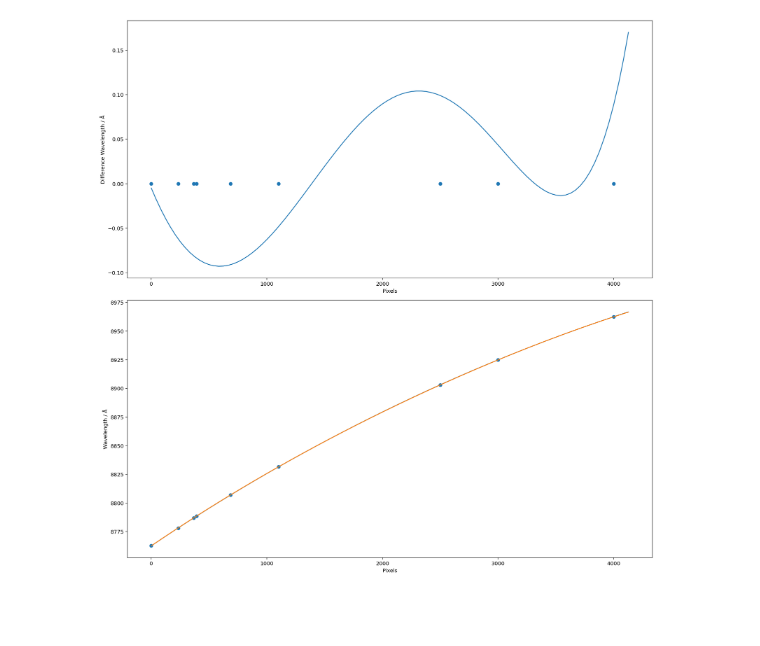
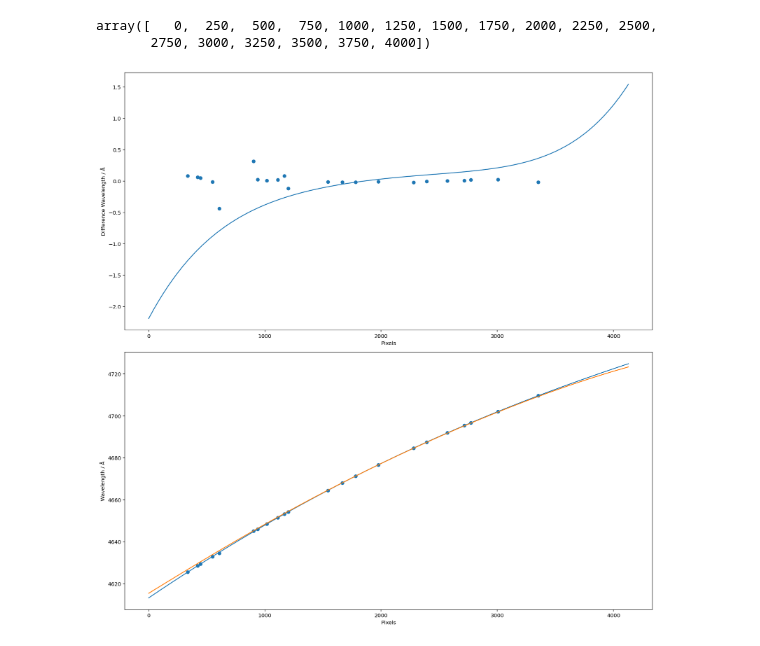
Before and after one commit to svenbuder/velocereduction, a Jupyter notebook: VeloceReduction/veloce_reference_data/thxe_pixels_and_positions/test_pixel_wavelength_mapping.ipynb, the cells around one changed output. Saved outputs shown, nothing was run; the diff lists cells and outputs as text; code cells hidden in the pictures; blank space fills up the shorter version.

```diff
--- a/VeloceReduction/veloce_reference_data/thxe_pixels_and_positions/test_pixel_wavelength_mapping.ipynb
+++ b/VeloceReduction/veloce_reference_data/thxe_pixels_and_positions/test_pixel_wavelength_mapping.ipynb
@@ -51,7 +51,12 @@ def get_wavelength_coeffs_from_vdarc():
 wavelength_vacuum_coefficients_tinney = get_wavelength_coeffs_from_vdarc()
 # %%
 # Plot New vs. Tinney
-def plot_new_vs_tinney(order_name, reference_pixel_tinney = 2450):
+def plot_new_vs_tinney(order_name, reference_pixel_tinney = 2450, shift_tinney = 0):
+
+    tinney_order = order_name
+    if shift_tinney != 0:
+        tinney_order = order_name[:-3]+str(int(order_name[-3:])+shift_tinney)
+
     thxe_pixels_and_wavelengths = np.array(np.loadtxt('./'+order_name+'_px_wl.txt'))
     wavelength_solution_vacuum_coefficients, x = curve_fit(polynomial_function,
         thxe_pixels_and_wavelengths[:,0] - 2064,
@@ -64,12 +69,12 @@ def plot_new_vs_tinney(order_name, reference_pixel_tinney = 2450):
     ax = gs[0]
     ax.scatter(
         thxe_pixels_and_wavelengths[:,0],
-        np.zeros(len(thxe_pixels_and_wavelengths[:,0]))
+        10*thxe_pixels_and_wavelengths[:,1] - 10*polynomial_function(thxe_pixels_and_wavelengths[:,0]-2064,*wavelength_solution_vacuum_coefficients)
     )
     ax.plot(
         np.linspace(0,4128,100),
-        (polynomial_function(np.linspace(0,4128,100)-2064,*wavelength_solution_vacuum_coefficients) -
-        polynomial_function(np.linspace(0,4128,100)-reference_pixel_tinney,*wavelength_vacuum_coefficients_tinney[order_name]))*10
+        10*(polynomial_function(np.linspace(0,4128,100)-2064,*wavelength_solution_vacuum_coefficients) -
+        polynomial_function(np.linspace(0,4128,100)-reference_pixel_tinney,*wavelength_vacuum_coefficients_tinney[tinney_order]))
     )
     ax.set_xlabel('Pixels')
     ax.set_ylabel('Difference Wavelength / Å')
@@ -85,7 +90,7 @@ def plot_new_vs_tinney(order_name, reference_pixel_tinney = 2450):
     )
     ax.plot(
         np.linspace(0,4128,100),
-        10*polynomial_function(np.linspace(0,4128,100)-reference_pixel_tinney,*wavelength_vacuum_coefficients_tinney[order_name])
+        10*polynomial_function(np.linspace(0,4128,100)-reference_pixel_tinney,*wavelength_vacuum_coefficients_tinney[tinney_order])
     )
     ax.set_xlabel('Pixels')
     ax.set_ylabel('Wavelength / Å')
@@ -94,7 +99,12 @@ def plot_new_vs_tinney(order_name, reference_pixel_tinney = 2450):
     plt.tight_layout()
     plt.show()
     plt.close
+# %%
+np.arange(0,4128,250)
+# %% [output]
+array([   0,  250,  500,  750, 1000, 1250, 1500, 1750, 2000, 2250, 2500,
+       2750, 3000, 3250, 3500, 3750, 4000])
 # %%
-plot_new_vs_tinney(order_name = 'ccd_3_order_69', reference_pixel_tinney=2450)
+plot_new_vs_tinney(order_name = 'ccd_2_order_131', reference_pixel_tinney=2401, shift_tinney=0)
 # %% [output]
-[figure, old version]
+[figure, new version]
```
Also changed, not shown: 24 other files.
